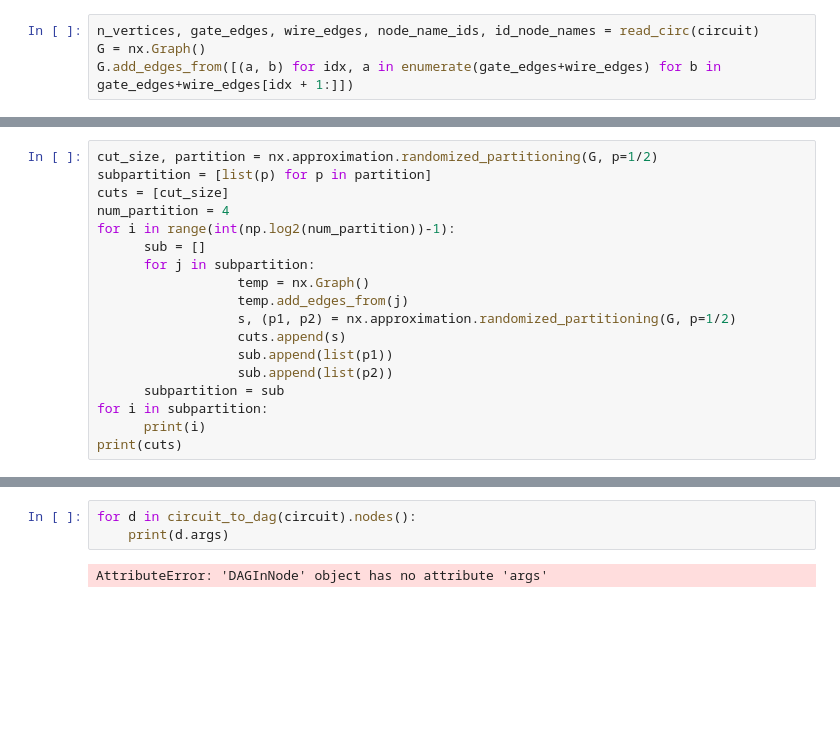
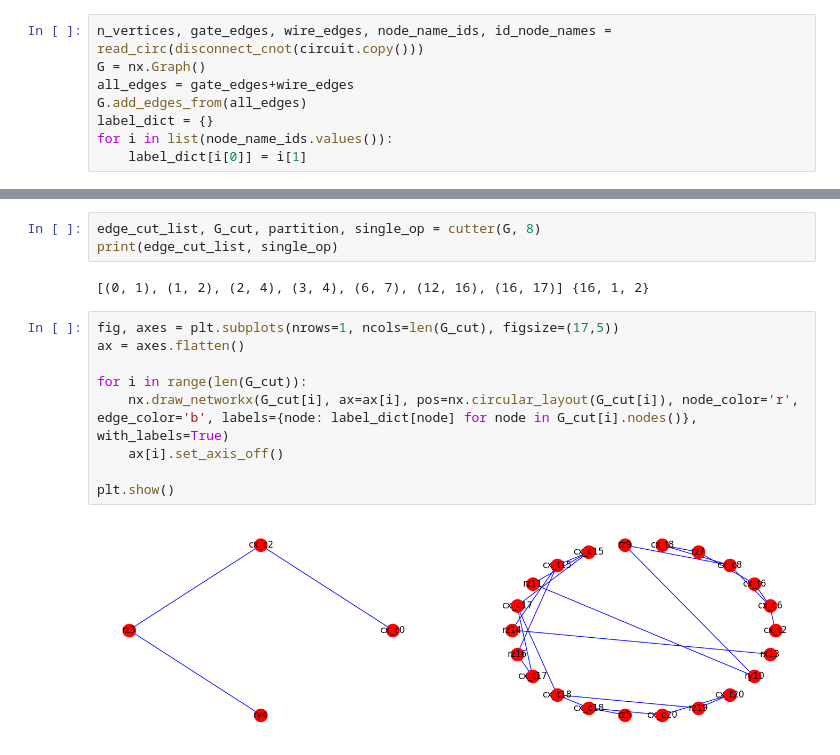
Before and after one commit to AprilSweettooth/Tailored-FT-CircuitCut, a Jupyter notebook: graph_partition.ipynb, the cells around one changed output, grey strips where cells are left out. Drawn from its saved outputs; the diff is of its cells as text; blank space fills up the shorter version.

Commit message:
21-08-add-add_random_circuit_partition

```diff
--- a/graph_partition.ipynb
+++ b/graph_partition.ipynb
@@ -80,5 +88,9 @@ SparsePauliOp(['IZZ', 'ZZI', 'IIZ', 'IZI', 'ZII', 'IIX', 'IXI', 'XII'],
 # %%
-n_vertices, gate_edges, wire_edges, node_name_ids, id_node_names = read_circ(circuit)
+n_vertices, gate_edges, wire_edges, node_name_ids, id_node_names = read_circ(disconnect_cnot(circuit.copy()))
 G = nx.Graph()
-G.add_edges_from([(a, b) for idx, a in enumerate(gate_edges+wire_edges) for b in gate_edges+wire_edges[idx + 1:]])
+all_edges = gate_edges+wire_edges
+G.add_edges_from(all_edges)
+label_dict = {}
+for i in list(node_name_ids.values()):
+    label_dict[i[0]] = i[1]
 # %%
@@ -110,18 +98,0 @@ print(c)
-# %%
-cut_size, partition = nx.approximation.randomized_partitioning(G, p=1/2)
-subpartition = [list(p) for p in partition]
-cuts = [cut_size]
-num_partition = 4
-for i in range(int(np.log2(num_partition))-1):
-      sub = []
-      for j in subpartition:
-                  temp = nx.Graph()
-                  temp.add_edges_from(j)
-                  s, (p1, p2) = nx.approximation.randomized_partitioning(G, p=1/2)
-                  cuts.append(s)
-                  sub.append(list(p1))
-                  sub.append(list(p2))
-      subpartition = sub
-for i in subpartition:
-      print(i)
-print(cuts)
@@ -227,5 +99,16 @@ n_vertices = sum([len(node.split(' ')) for node in list(id_node_names.values())]
-# %%
-for d in circuit_to_dag(circuit).nodes():
-    print(d.args)
-# %% [output]
-AttributeError: 'DAGInNode' object has no attribute 'args'
+# %%
+edge_cut_list, G_cut, partition, single_op = cutter(G, 8)
+print(edge_cut_list, single_op)
+# %% [output]
+[(0, 1), (1, 2), (2, 4), (3, 4), (6, 7), (12, 16), (16, 17)] {16, 1, 2}
+# %%
+fig, axes = plt.subplots(nrows=1, ncols=len(G_cut), figsize=(17,5))
+ax = axes.flatten()
+
+for i in range(len(G_cut)):
+    nx.draw_networkx(G_cut[i], ax=ax[i], pos=nx.circular_layout(G_cut[i]), node_color='r', edge_color='b', labels={node: label_dict[node] for node in G_cut[i].nodes()}, with_labels=True)
+    ax[i].set_axis_off()
+
+plt.show()
+# %% [output]
+[figure, added]
```
Also changed, not shown: parts of 21 cells of this notebook, 3 other files.
